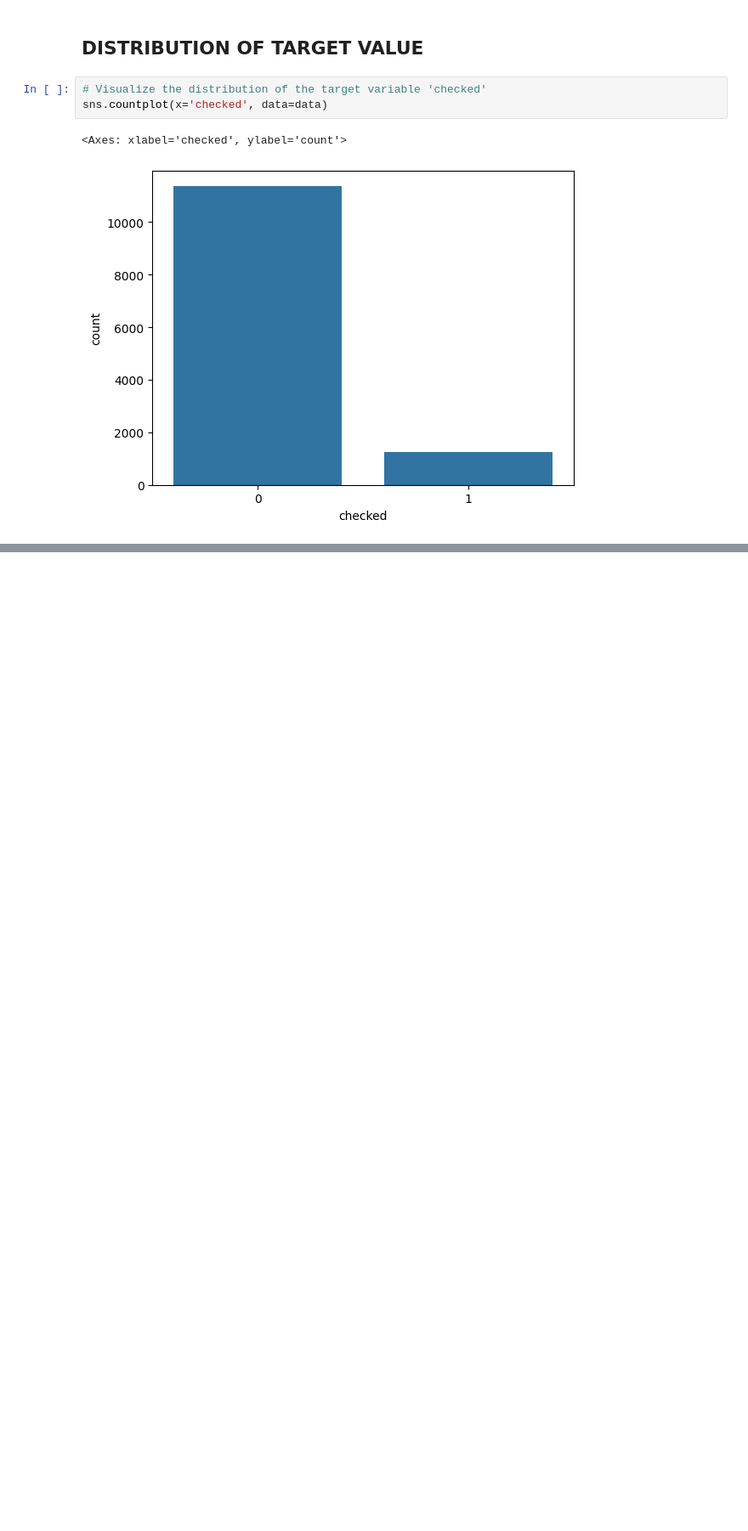
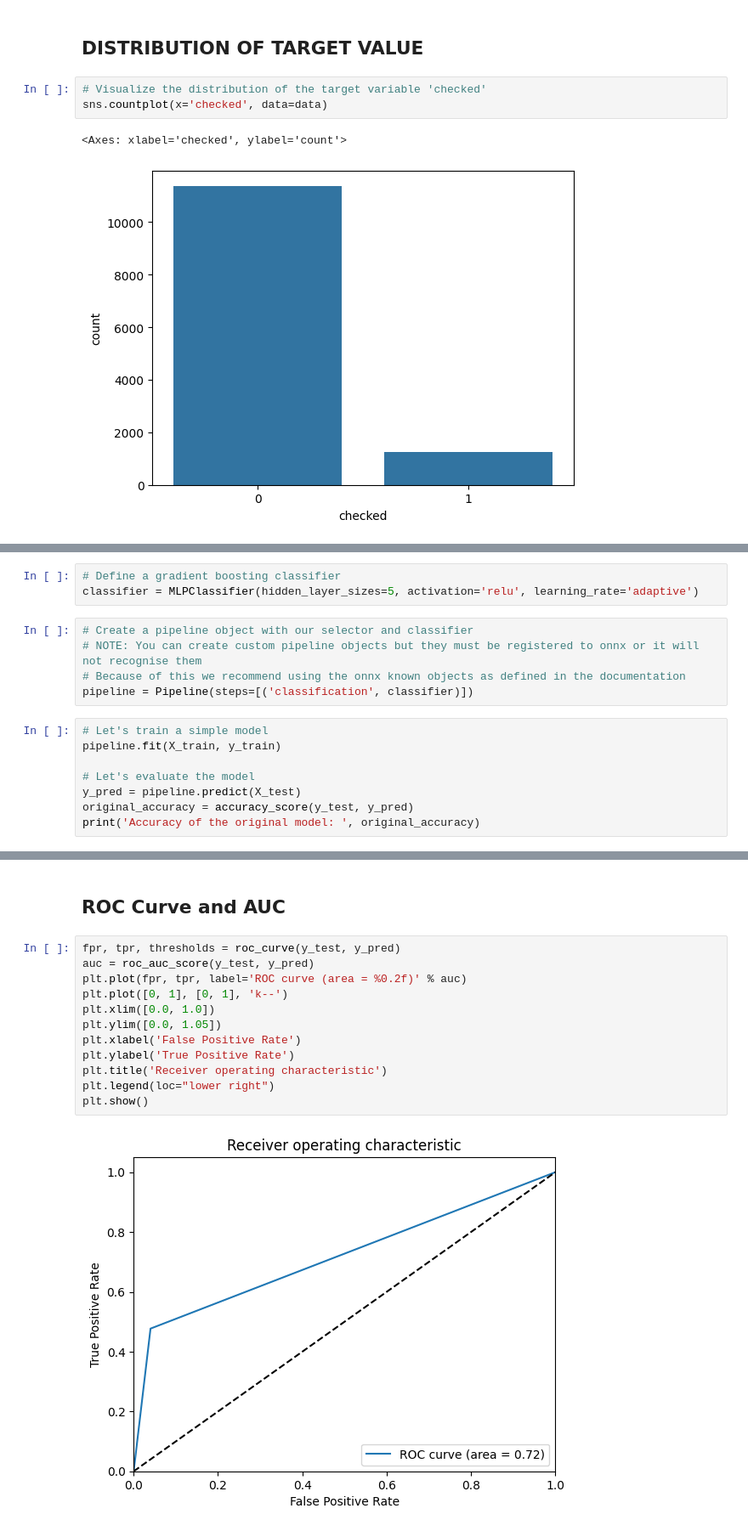
Before and after one commit to Roodster/test-val-for-ai-project, a Jupyter notebook: dataset_analyis.ipynb, the cells around one changed output, grey strips where cells are left out. Shown: that part at 85% size. Cells and saved outputs as stored; diff of their text form; blank space fills up the shorter version.

```diff
--- a/dataset_analyis.ipynb
+++ b/dataset_analyis.ipynb
@@ -102,0 +119,16 @@ feature_dropdown.observe(lambda change: update_plot(change.new), names='value')
+# %%
+# Define a gradient boosting classifier
+classifier = MLPClassifier(hidden_layer_sizes=5, activation='relu', learning_rate='adaptive')
+# %%
+# Create a pipeline object with our selector and classifier
+# NOTE: You can create custom pipeline objects but they must be registered to onnx or it will not recognise them
+# Because of this we recommend using the onnx known objects as defined in the documentation
+pipeline = Pipeline(steps=[('classification', classifier)])
+# %%
+# Let's train a simple model
+pipeline.fit(X_train, y_train)
+
+# Let's evaluate the model
+y_pred = pipeline.predict(X_test)
+original_accuracy = accuracy_score(y_test, y_pred)
+print('Accuracy of the original model: ', original_accuracy)
@@ -102,0 +159,16 @@ feature_dropdown.observe(lambda change: update_plot(change.new), names='value')
+# %% [markdown]
+## ROC Curve and AUC
+# %%
+fpr, tpr, thresholds = roc_curve(y_test, y_pred)
+auc = roc_auc_score(y_test, y_pred)
+plt.plot(fpr, tpr, label='ROC curve (area = %0.2f)' % auc)
+plt.plot([0, 1], [0, 1], 'k--')
+plt.xlim([0.0, 1.0])
+plt.ylim([0.0, 1.05])
+plt.xlabel('False Positive Rate')
+plt.ylabel('True Positive Rate')
+plt.title('Receiver operating characteristic')
+plt.legend(loc="lower right")
+plt.show()
+# %% [output]
+[figure, added]
```
Also changed, not shown: parts of 8 cells of this notebook.
